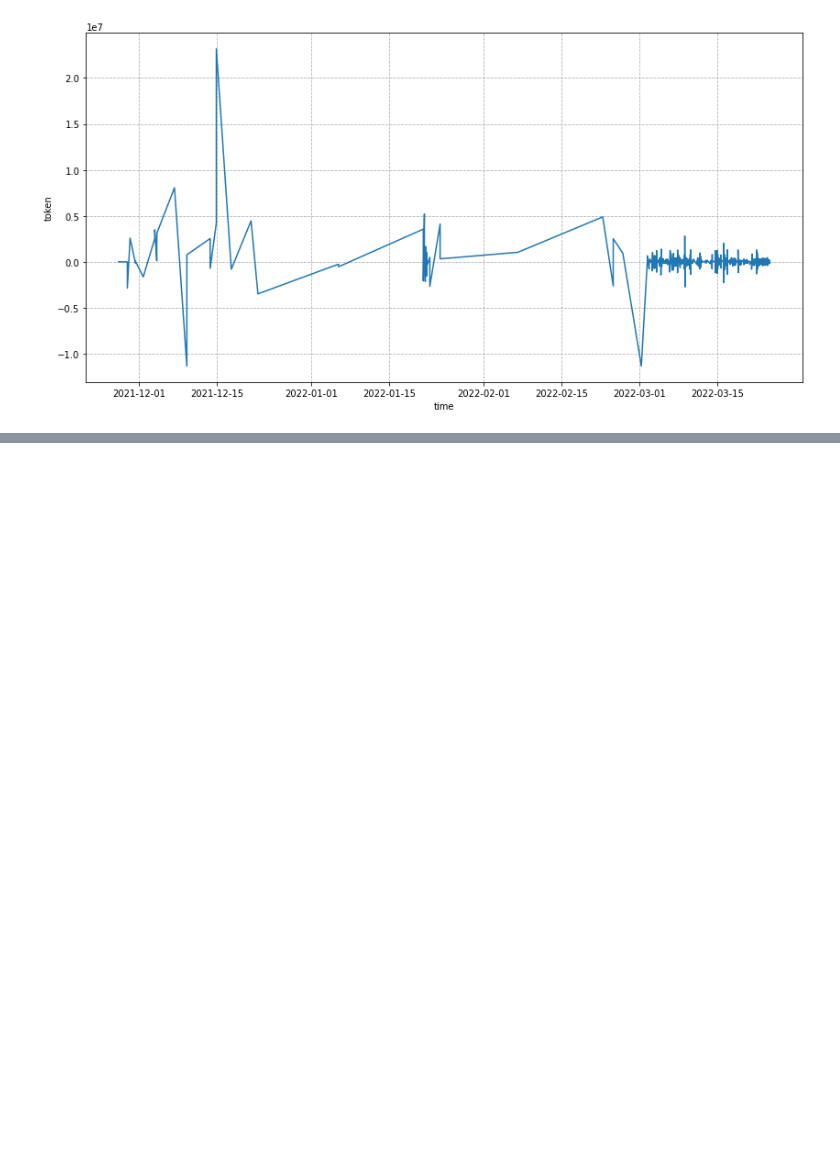
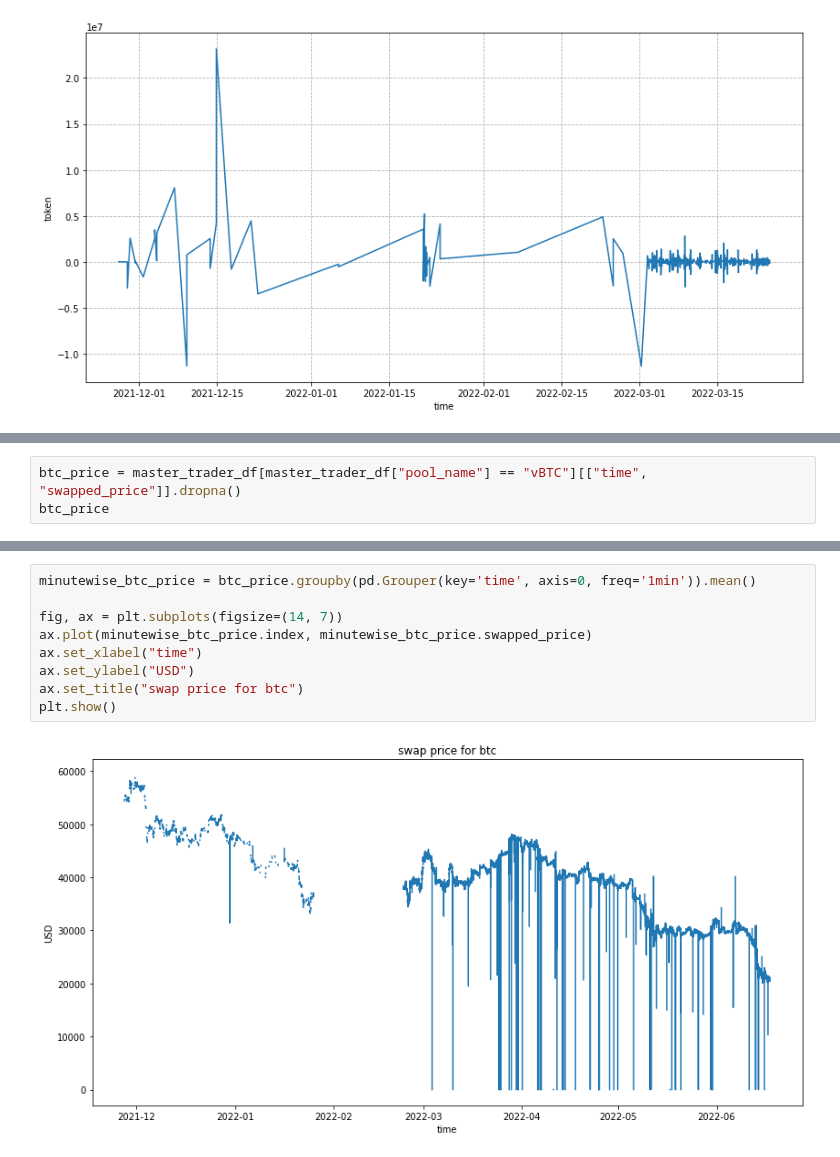
Before and after one commit to IX-Swap/data-science, a Jupyter notebook: perpetual_v2/master_trader_analysis.ipynb, the cells around one changed output, grey strips where cells are left out. Cells and saved outputs as stored; diff of their text form; blank space fills up the shorter version.

```diff
--- a/perpetual_v2/master_trader_analysis.ipynb
+++ b/perpetual_v2/master_trader_analysis.ipynb
@@ -465,0 +451,3 @@ Series([], Name: swapped_price, dtype: float64)
+# %%
+btc_price = master_trader_df[master_trader_df["pool_name"] == "vBTC"][["time", "swapped_price"]].dropna()
+btc_price
@@ -465,0 +468,11 @@ Series([], Name: swapped_price, dtype: float64)
+# %%
+minutewise_btc_price = btc_price.groupby(pd.Grouper(key='time', axis=0, freq='1min')).mean()
+
+fig, ax = plt.subplots(figsize=(14, 7))
+ax.plot(minutewise_btc_price.index, minutewise_btc_price.swapped_price)
+ax.set_xlabel("time")
+ax.set_ylabel("USD")
+ax.set_title("swap price for btc")
+plt.show()
+# %% [output]
+[figure, added]
```
Also changed, not shown: parts of 15 cells of this notebook, 4 other files.
